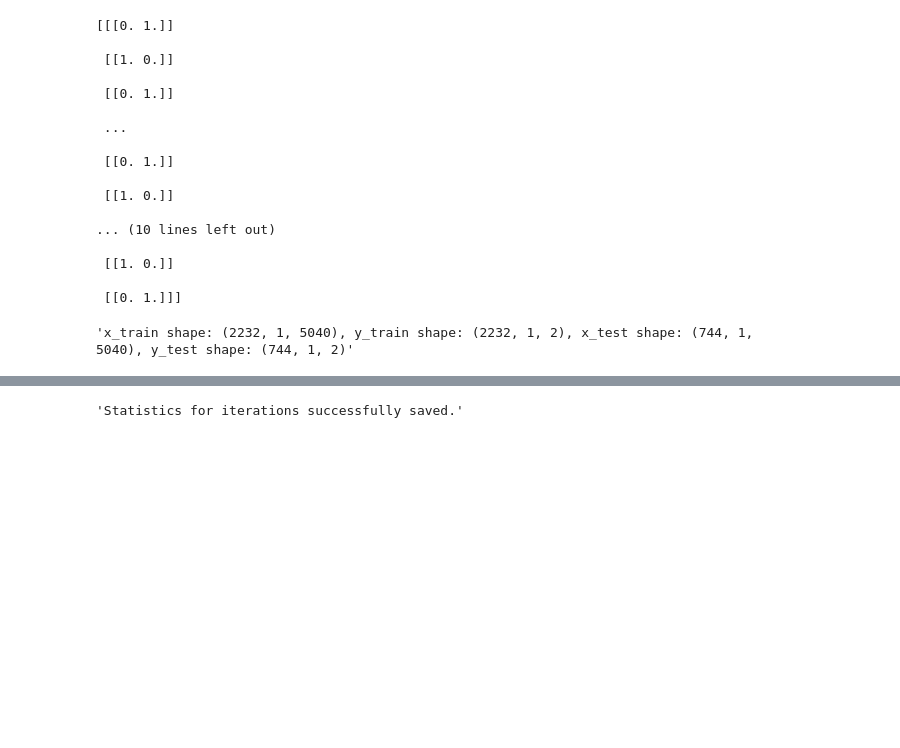
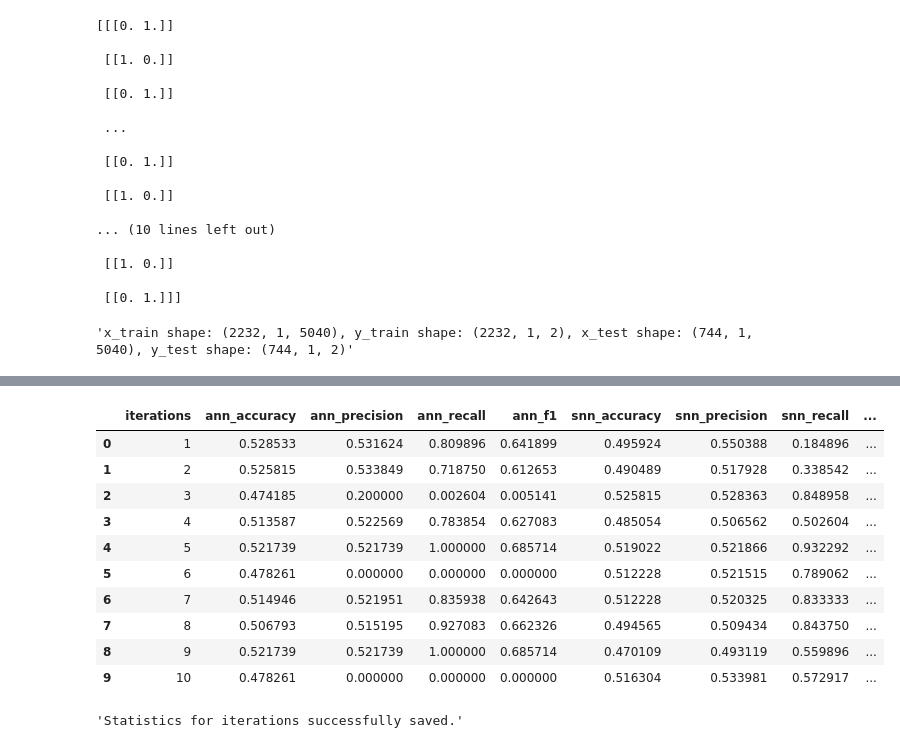
Before and after one commit to honzikv/use-of-snn, a Jupyter notebook: thesis_experiments/bnci_horizon_dataset_exp/bnci_horizon_convnet_all_samples.ipynb, the cells around one changed output, grey strips where cells are left out. Drawn from its saved outputs; the diff is of its cells as text; code cells hidden in the pictures; blank space fills up the shorter version.

```diff
--- a/thesis_experiments/bnci_horizon_dataset_exp/bnci_horizon_convnet_all_samples.ipynb
+++ b/thesis_experiments/bnci_horizon_dataset_exp/bnci_horizon_convnet_all_samples.ipynb
@@ -31,3 +44,7 @@ no = labels[labels == 'no']
 f'yes: {yes.shape} ({(yes.shape[0]/labels.shape[0]) * 100}%), no: {no.shape} ({(no.shape[0]/labels.shape[0]) * 100}%)'
 # %% [output]
 'yes: (1521,) (51.108870967741936%), no: (1455,) (48.891129032258064%)'
+# %%
+# Reshape the dataset
+features, labels = utils.reshape_dataset(features, labels)
+f'Features shape: {features.shape}, labels shape: {labels.shape}'
@@ -232,27 +113,34 @@ iteration = 1 # number of current iteration
 for train, valid in KFold(n_splits=num_iterations).split(x_train): # perform K-Fold CV
     print('Current iteration: ', iteration)
     x_train_curr, y_train_curr = x_train[train], y_train[train] # get current training data
-    x_valid_curr, y_valid_curr = x_train[valid], y_train[valid] # get current validation data
+    x_val_curr, y_val_curr = x_train[valid], y_train[valid] # get current validation data
 
     params_path = os.path.join(params_output_path, f'params_{iteration}') # configure path for parameters
-    model = cnn_model() # create the model
+
+    model = utils.cnn_model(seed=seed) # create the model
+
+    # Uncomment this line to perform the simulation on the p300 model instead
+    # model = utils.original_p300_model(seed)
 
     # run ann
-    ann_result = run_ann(model=model,
-                         train=(x_train_curr, y_train_curr),
-                         valid=(x_valid_curr, y_valid_curr),
-                         test=(x_test, y_test),
-                         params_save_path=params_path,
-                         iteration=iteration,
-                         num_epochs=30
+    ann_result = utils.run_ann(model=model,
+                               train=(x_train_curr, y_train_curr),
+                               valid=(x_val_curr, y_val_curr),
+                               test=(x_test, y_test),
+                               optimizer=keras.optimizers.Adam(),
+                               loss=keras.losses.BinaryCrossentropy(),
+                               params_save_path=params_path,
+                               iteration=iteration,
+                               callbacks=[EarlyStopping(patience=8, restore_best_weights=True, verbose=1)],
+                               num_epochs=30
                          )
 
     # run snn
-    snn_result = run_snn(model=model,
-                         x_test=x_test,
-                         y_test=y_test,
-                         params_load_path=params_path,
-                         iteration=iteration)
+    snn_result = utils.run_snn(model,
+                               x_test, y_test,
+                               params_load_path=params_path,
+                               iteration=iteration
+                               )
 
     ann.append(ann_result)
     snn.append(snn_result)
@@ -314 +169,18 @@ data
+# %%
+# Create data dictionary for pandas dataframe
+df = utils.create_data_df(ann, snn, num_iterations)
+
+df
+# %% [output]
+|  | iterations | ann_accuracy | ann_precision | ann_recall | ann_f1 | snn_accuracy | snn_precision | snn_recall | ... |
+| 0 | 1 | 0.528533 | 0.531624 | 0.809896 | 0.641899 | 0.495924 | 0.550388 | 0.184896 | ... |
+| 1 | 2 | 0.525815 | 0.533849 | 0.718750 | 0.612653 | 0.490489 | 0.517928 | 0.338542 | ... |
+| 2 | 3 | 0.474185 | 0.200000 | 0.002604 | 0.005141 | 0.525815 | 0.528363 | 0.848958 | ... |
+| 3 | 4 | 0.513587 | 0.522569 | 0.783854 | 0.627083 | 0.485054 | 0.506562 | 0.502604 | ... |
+| 4 | 5 | 0.521739 | 0.521739 | 1.000000 | 0.685714 | 0.519022 | 0.521866 | 0.932292 | ... |
+| 5 | 6 | 0.478261 | 0.000000 | 0.000000 | 0.000000 | 0.512228 | 0.521515 | 0.789062 | ... |
+| 6 | 7 | 0.514946 | 0.521951 | 0.835938 | 0.642643 | 0.512228 | 0.520325 | 0.833333 | ... |
+| 7 | 8 | 0.506793 | 0.515195 | 0.927083 | 0.662326 | 0.494565 | 0.509434 | 0.843750 | ... |
+| 8 | 9 | 0.521739 | 0.521739 | 1.000000 | 0.685714 | 0.470109 | 0.493119 | 0.559896 | ... |
+| 9 | 10 | 0.478261 | 0.000000 | 0.000000 | 0.000000 | 0.516304 | 0.533981 | 0.572917 | ... |
 # %%
```
Also changed, not shown: parts of 18 cells of this notebook, 7 other files.
